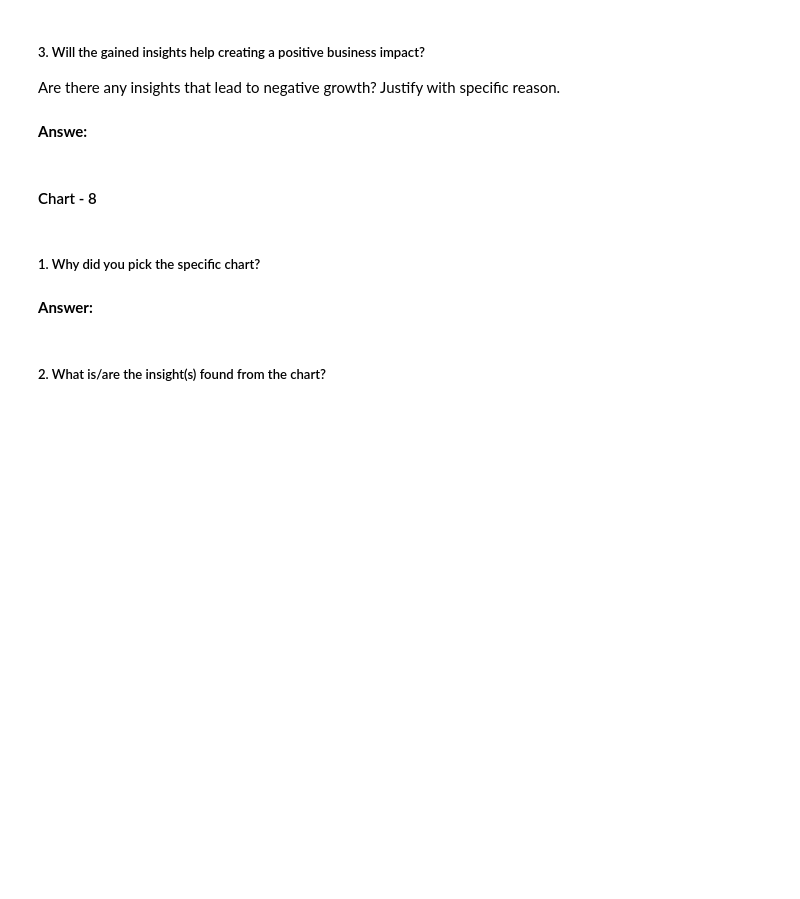
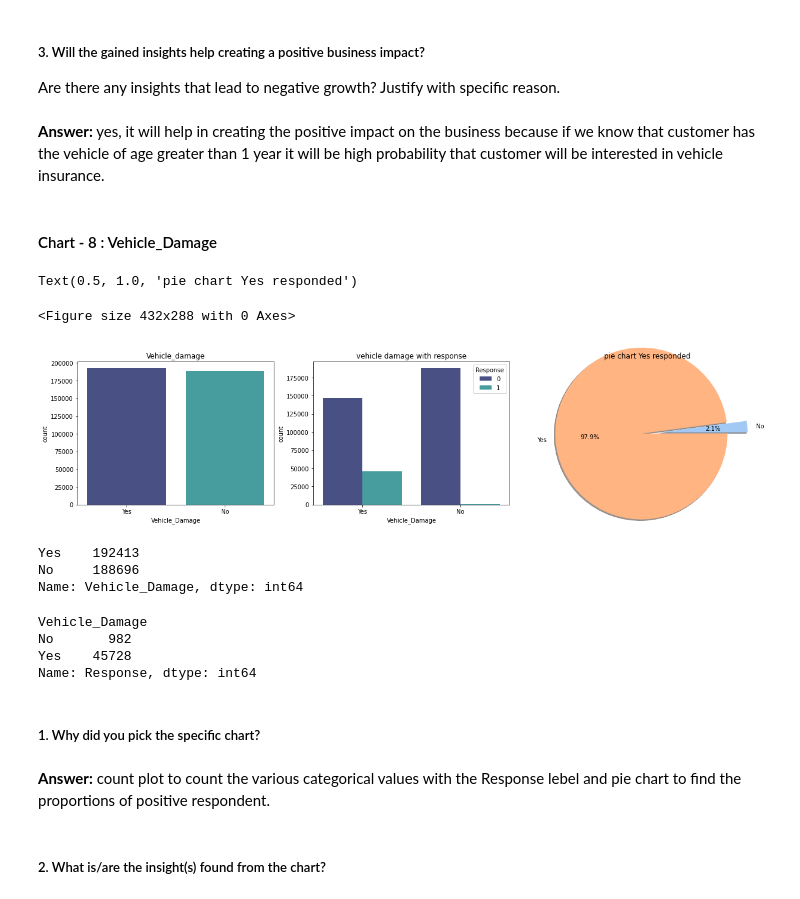
Before and after one commit to ad709kr/Health-insurance-cross-sell-prediction, a Jupyter notebook: Heath_Insurance_cross_sell_prediction.ipynb, the cells around one changed output. Cells and saved outputs as stored; diff of their text form; code cells hidden in the pictures; blank space fills up the shorter version.

```diff
--- a/Heath_Insurance_cross_sell_prediction.ipynb
+++ b/Heath_Insurance_cross_sell_prediction.ipynb
@@ -554,13 +564,48 @@ Index(['id', 'Gender', 'Age', 'Driving_License', 'Region_Code',
 # %% [markdown]
 ##### 3. Will the gained insights help creating a positive business impact?
 Are there any insights that lead to negative growth? Justify with specific reason.
-# %% [markdown]
-**Answe:**
+# %% [markdown]
+**Answer:** yes, it will help in creating the positive impact on the business because if we know that customer has the vehicle of age greater than 1 year it will be high probability that customer will be interested in vehicle insurance.
 # %% [markdown]
-#### Chart - 8
+#### Chart - 8 : Vehicle_Damage
+# %%
+df_yes = response_yes.groupby('Vehicle_Damage')['Response'].count()
+# %%
+plt.figure(1)
+plt.figure(figsize= (20,15))
+plt.subplot(331)
+sns.countplot(data['Vehicle_Damage'], palette = "mako")
+plt.title('Vehicle_damage')
+
+plt.subplot(332)
+sns.countplot(x='Vehicle_Damage',hue='Response',data=data,palette="mako")
+plt.title('vehicle damage with response')
+
+plt.subplot(333)
+explode = [0.25,0.1]
+colors = sns.color_palette('pastel')
+plt.pie(df_yes,labels = df_yes.index,explode = explode,radius = 1.5,autopct='%1.1f%%',shadow = True ,colors = colors)
+plt.title("pie chart Yes responded")
+# %% [output]
+Text(0.5, 1.0, 'pie chart Yes responded')
+<Figure size 432x288 with 0 Axes>
+[figure, added]
+# %%
+data['Vehicle_Damage'].value_counts()
+# %% [output]
+Yes    192413
+No     188696
+Name: Vehicle_Damage, dtype: int64
+# %%
+df_yes  # those respondend positively to the vehicle_Insurance
+# %% [output]
+Vehicle_Damage
+No       982
+Yes    45728
+Name: Response, dtype: int64
 # %% [markdown]
 ##### 1. Why did you pick the specific chart?
-# %% [markdown]
-**Answer:**
+# %% [markdown]
+**Answer:** count plot to count the various categorical values with the Response lebel and pie chart to find the proportions of positive respondent.
 # %% [markdown]
 ##### 2. What is/are the insight(s) found from the chart?
```
Also changed, not shown: parts of 30 cells of this notebook.
